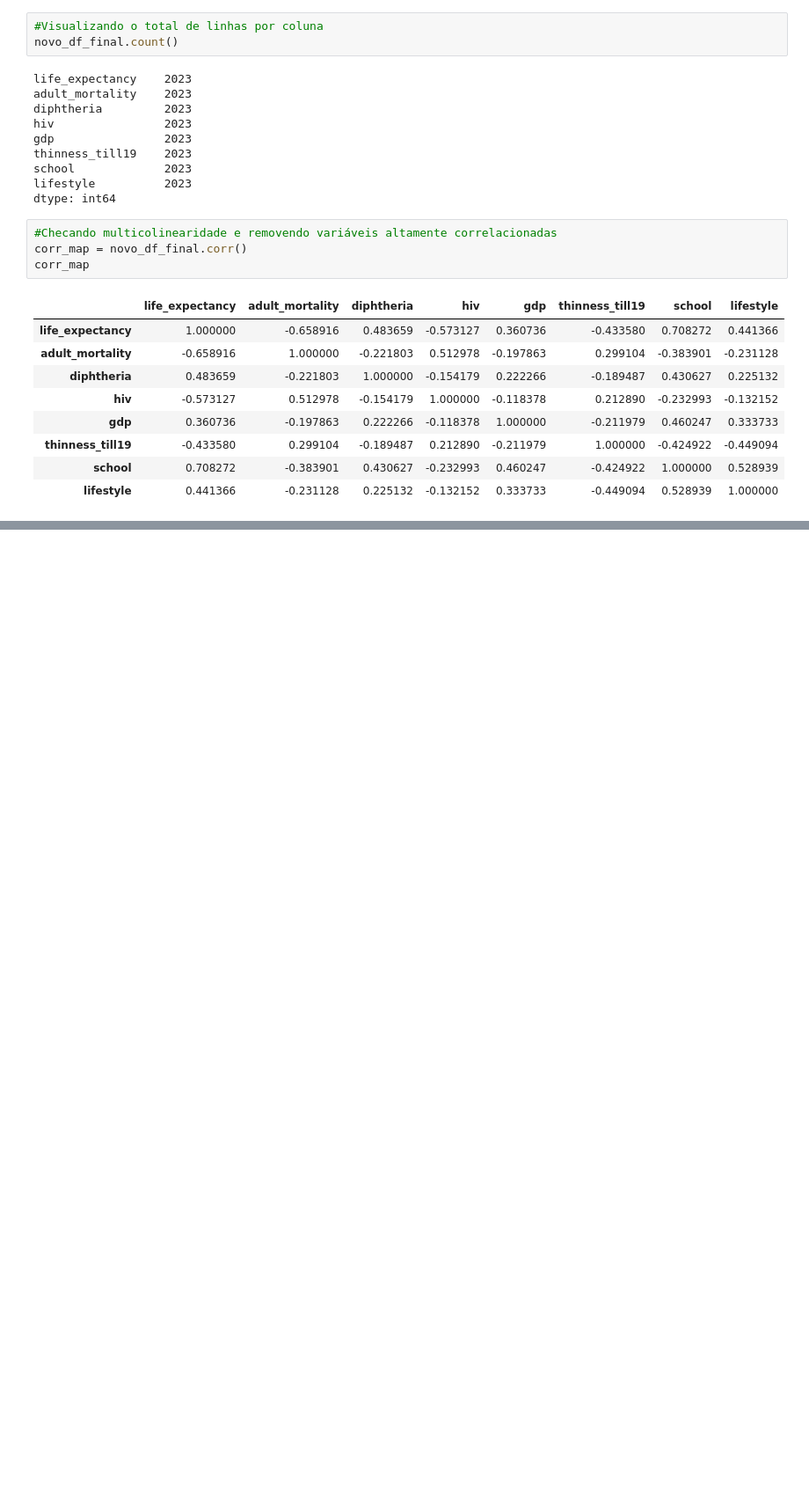
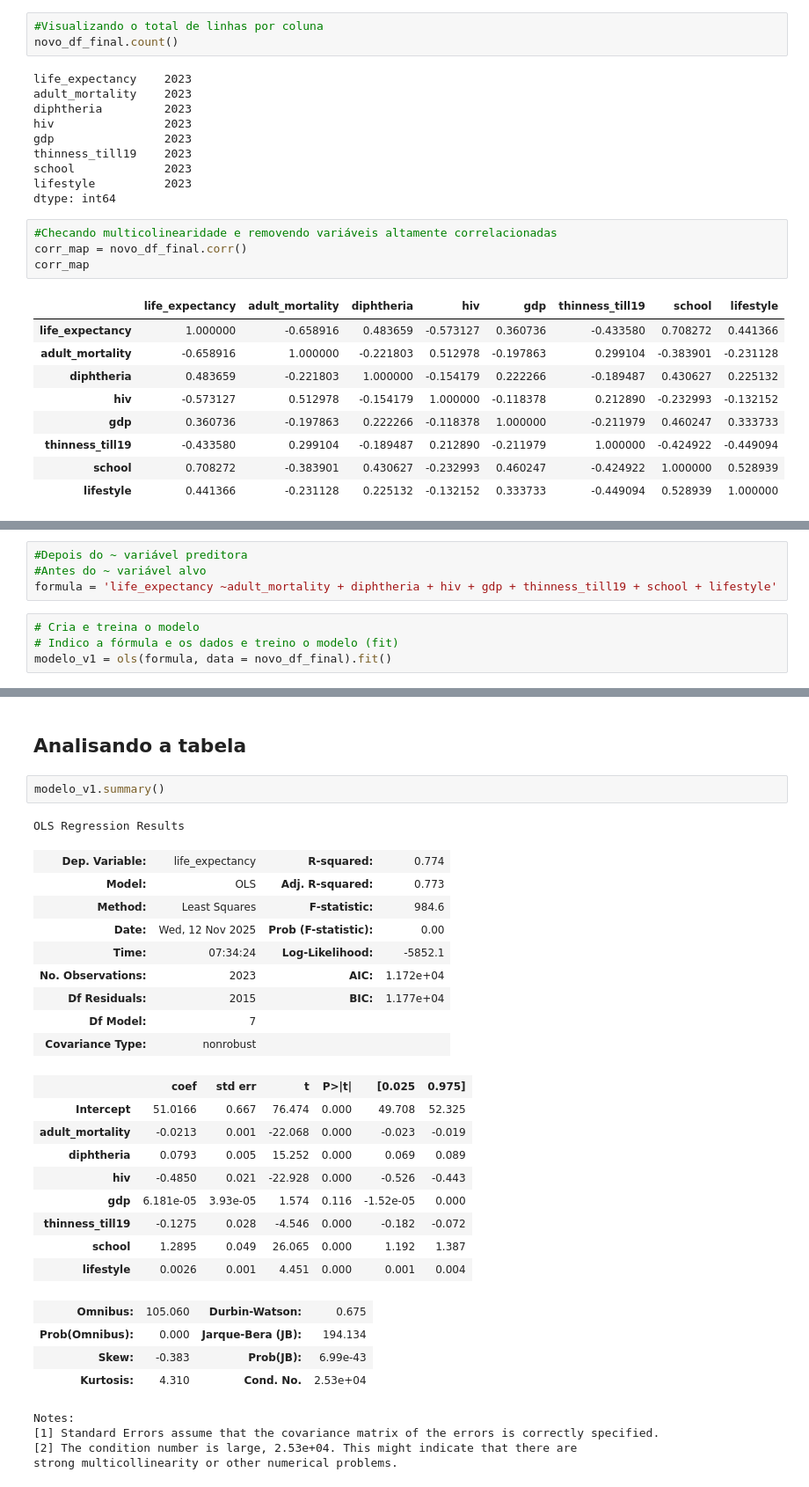
Before and after one commit to anandasouza/Modelagem_estatistica_em_indicadores_socioeconomicos, a Jupyter notebook: projetoestatistica.ipynb, the cells around one changed output, grey strips where cells are left out. Shown at 88% size. Saved outputs shown, nothing was run; the diff lists cells and outputs as text; blank space fills up the shorter version.

Commit message:
Finalização do projeto

```diff
--- a/projetoestatistica.ipynb
+++ b/projetoestatistica.ipynb
@@ -759,0 +825,8 @@ corr_map
+# %%
+#Depois do ~ variável preditora
+#Antes do ~ variável alvo
+formula = 'life_expectancy ~adult_mortality + diphtheria + hiv + gdp + thinness_till19 + school + lifestyle'
+# %%
+# Cria e treina o modelo
+# Indico a fórmula e os dados e treino o modelo (fit)
+modelo_v1 = ols(formula, data = novo_df_final).fit()
@@ -759,0 +859,32 @@ corr_map
+# %% [markdown]
+## Analisando a tabela
+# %%
+modelo_v1.summary()
+# %% [output]
+OLS Regression Results
+| Dep. Variable: | life_expectancy | R-squared: | 0.774 |
+| Model: | OLS | Adj. R-squared: | 0.773 |
+| Method: | Least Squares | F-statistic: | 984.6 |
+| Date: | Wed, 12 Nov 2025 | Prob (F-statistic): | 0.00 |
+| Time: | 07:34:24 | Log-Likelihood: | -5852.1 |
+| No. Observations: | 2023 | AIC: | 1.172e+04 |
+| Df Residuals: | 2015 | BIC: | 1.177e+04 |
+| Df Model: | 7 |  |  |
+| Covariance Type: | nonrobust |  |  |
+|  | coef | std err | t | P>|t| | [0.025 | 0.975] |
+| Intercept | 51.0166 | 0.667 | 76.474 | 0.000 | 49.708 | 52.325 |
+| adult_mortality | -0.0213 | 0.001 | -22.068 | 0.000 | -0.023 | -0.019 |
+| diphtheria | 0.0793 | 0.005 | 15.252 | 0.000 | 0.069 | 0.089 |
+| hiv | -0.4850 | 0.021 | -22.928 | 0.000 | -0.526 | -0.443 |
+| gdp | 6.181e-05 | 3.93e-05 | 1.574 | 0.116 | -1.52e-05 | 0.000 |
+| thinness_till19 | -0.1275 | 0.028 | -4.546 | 0.000 | -0.182 | -0.072 |
+| school | 1.2895 | 0.049 | 26.065 | 0.000 | 1.192 | 1.387 |
+| lifestyle | 0.0026 | 0.001 | 4.451 | 0.000 | 0.001 | 0.004 |
+| Omnibus: | 105.060 | Durbin-Watson: | 0.675 |
+| Prob(Omnibus): | 0.000 | Jarque-Bera (JB): | 194.134 |
+| Skew: | -0.383 | Prob(JB): | 6.99e-43 |
+| Kurtosis: | 4.310 | Cond. No. | 2.53e+04 |
+Notes:
+[1] Standard Errors assume that the covariance matrix of the errors is correctly specified.
+[2] The condition number is large, 2.53e+04. This might indicate that there are
+strong multicollinearity or other numerical problems.
```
Also changed, not shown: parts of 19 cells of this notebook.
